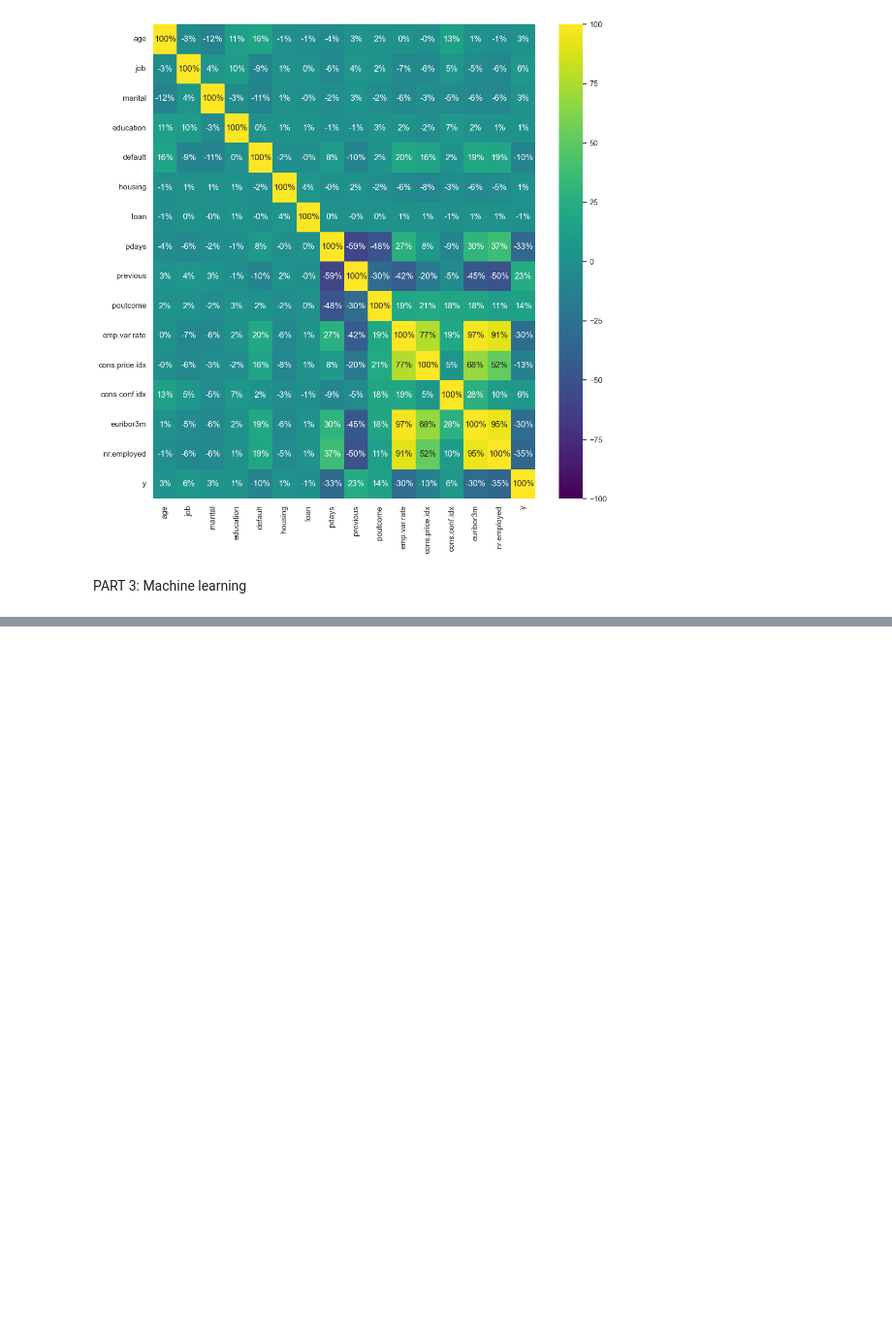
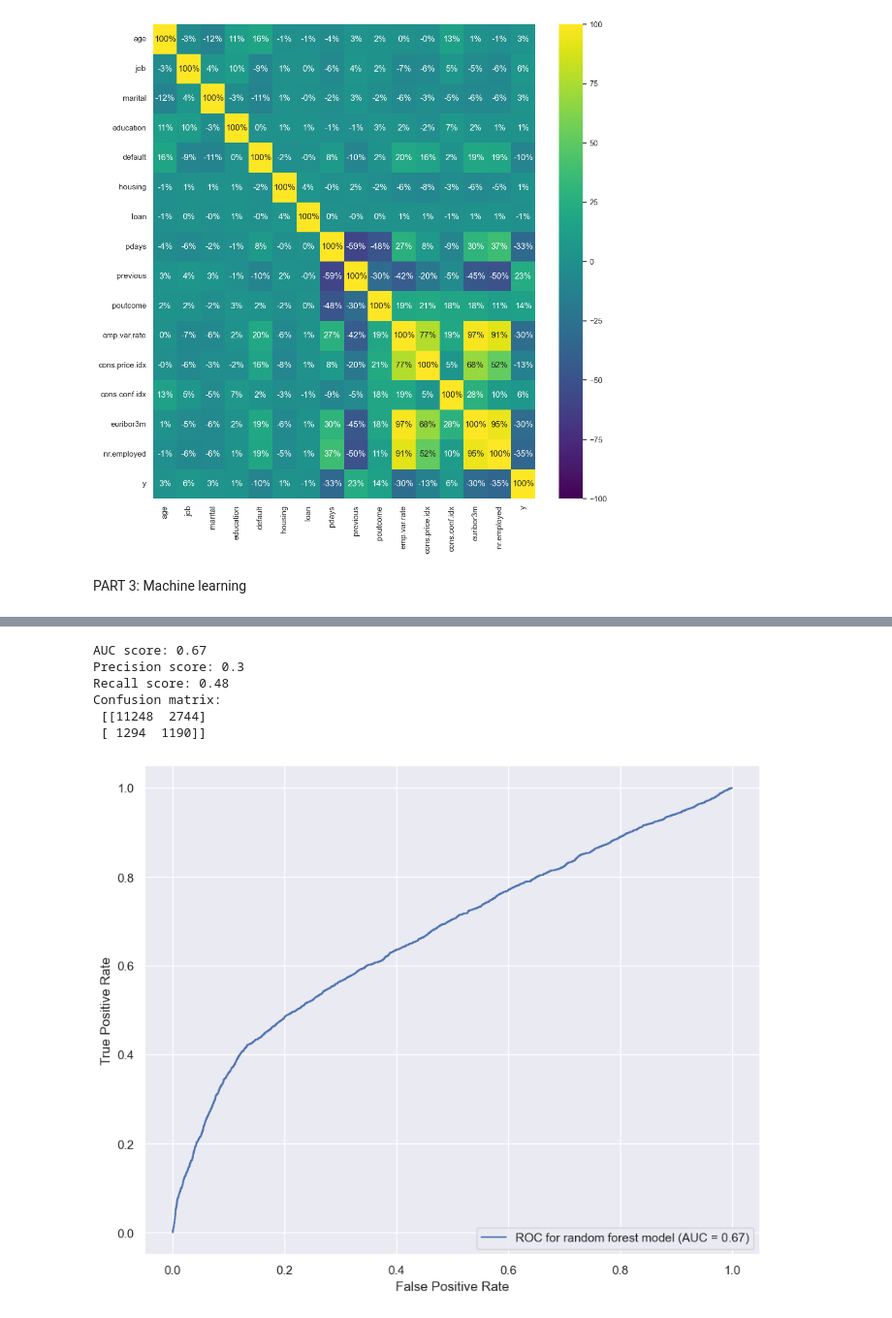
Before and after one commit to JankowRepo/ParticipationPrediction, a Jupyter notebook: MainNotebook.ipynb, the cells around one changed output, grey strips where cells are left out. Shown: that part at 97% size. Cells and saved outputs as stored; diff of their text form; code cells hidden in the pictures; blank space fills up the shorter version.

```diff
--- a/MainNotebook.ipynb
+++ b/MainNotebook.ipynb
@@ -245,0 +296,23 @@ print(confusion_matrix(y_test, predictions))
+# %%
+RF_model = RandomForestClassifier(n_estimators=200, max_depth=8)
+RF_model.fit(X_bal, y_bal)
+RF_continuous_predictions=RF_model.predict_proba(X_test)[:, 1]
+RF_predictions=RF_continuous_predictions>0.5
+print("AUC score:",round(roc_auc_score(y_test, RF_continuous_predictions),2))
+print("Precision score:",round(precision_score(y_test, RF_predictions),2))
+print("Recall score:",round(recall_score(y_test, RF_predictions),2))
+print("Confusion matrix:\n",confusion_matrix(y_test, RF_predictions))
+
+fpr, tpr, _ = roc_curve(y_test, RF_continuous_predictions)
+roc_auc = auc(fpr, tpr)
+display = RocCurveDisplay(fpr=fpr, tpr=tpr, roc_auc=roc_auc, estimator_name='ROC for random forest model')
+display.plot()
+plt.show()
+# %% [output]
+AUC score: 0.67
+Precision score: 0.3
+Recall score: 0.48
+Confusion matrix:
+ [[11248  2744]
+ [ 1294  1190]]
+[figure, added]
```
Also changed, not shown: parts of 11 cells of this notebook.
